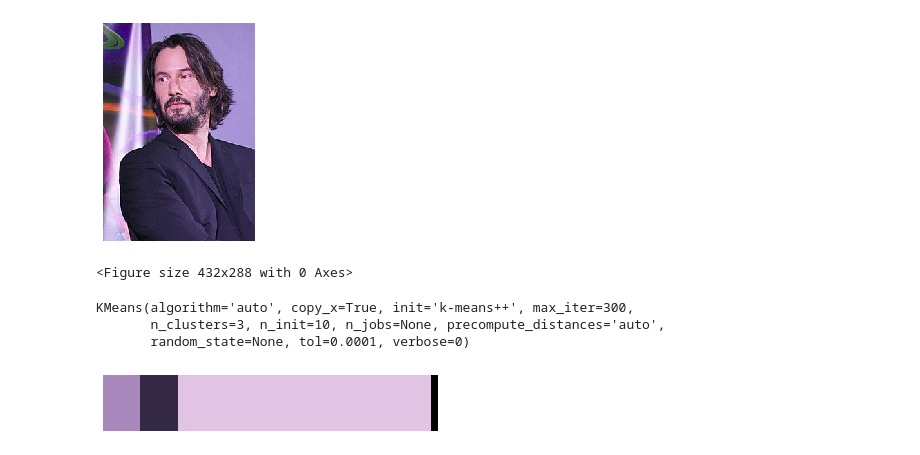
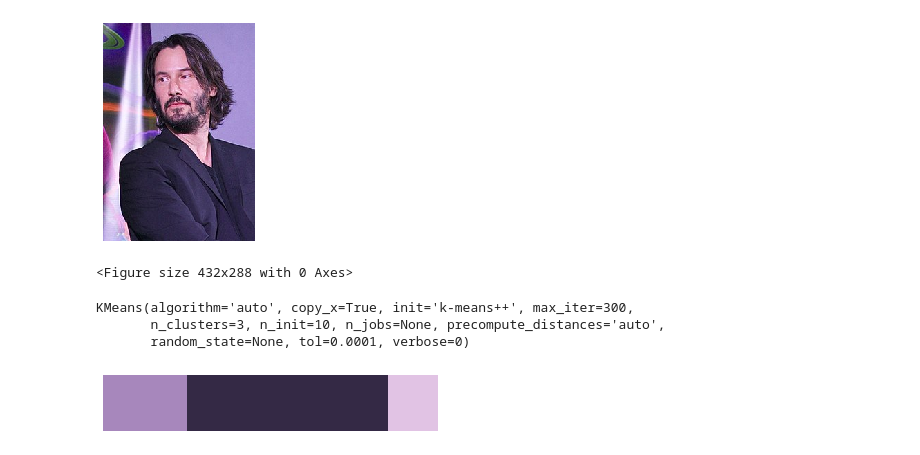
Before and after one commit to itallionstallion1818/Image-Processing, a Jupyter notebook: K-Means Color Clustering.ipynb, the cells around one changed output. Cells and saved outputs as stored; diff of their text form; code cells hidden in the pictures.

Commit message:
K-Means Color Clustering

```diff
--- a/K-Means Color Clustering.ipynb
+++ b/K-Means Color Clustering.ipynb
@@ -144,13 +144,13 @@ KMeans(algorithm='auto', copy_x=True, init='k-means++', max_iter=300,
        random_state=None, tol=0.0001, verbose=0)
 # %%
 hist1=centroid_histogram(clt1)
-bar1=plot_color(hist,clt1.cluster_centers_)
+bar1=plot_color(hist1,clt1.cluster_centers_)
 
 #show our colors
 
 plt.figure()
 plt.axis("off")
 plt.imshow(bar1)
 plt.show()
 # %% [output]
-[figure, old version]
+[figure, new version]
```
